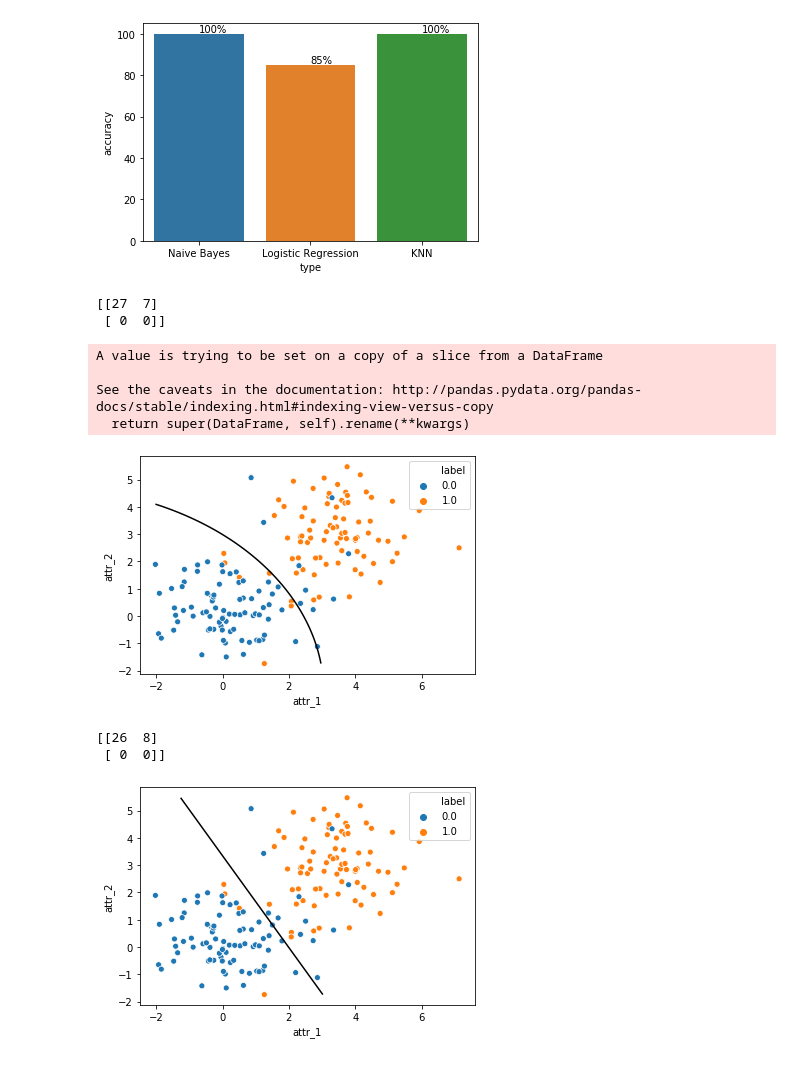
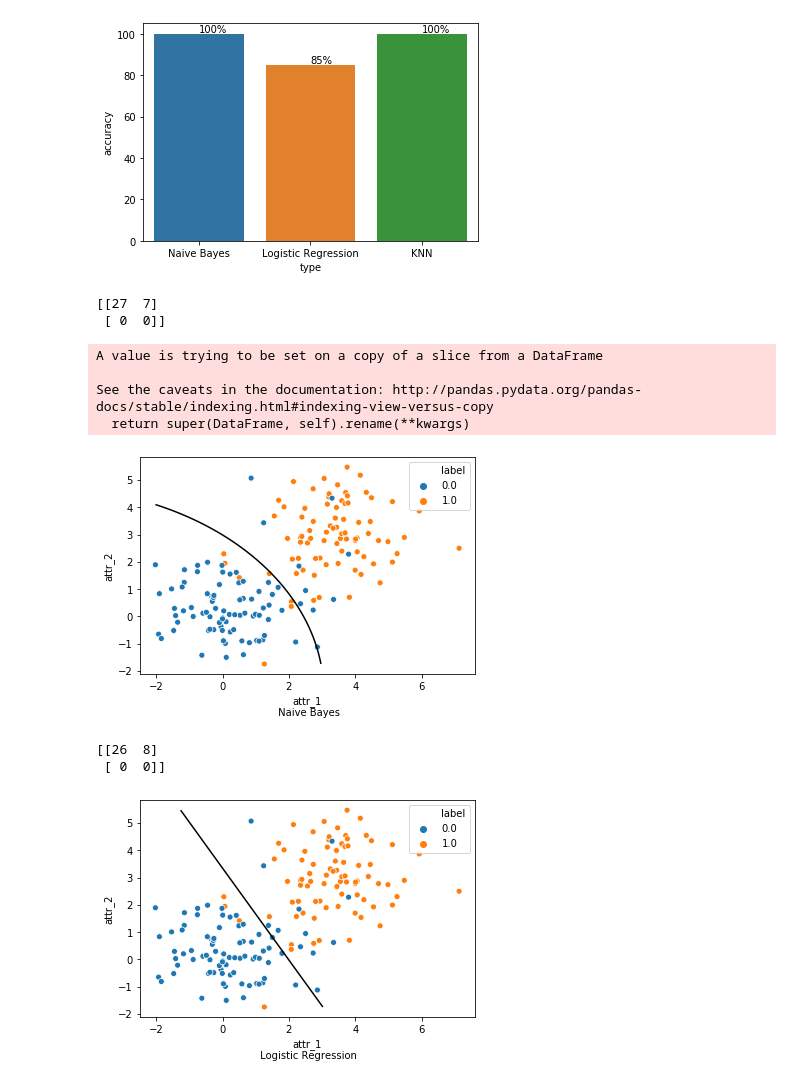
Before and after one commit to woodyzc/ISYE6740, a Jupyter notebook: HW4/homework4/Untitled.ipynb, the cells around one changed output. Drawn from its saved outputs; the diff is of its cells as text; code cells hidden in the pictures.

```diff
--- a/HW4/homework4/Untitled.ipynb
+++ b/HW4/homework4/Untitled.ipynb
@@ -79,35 +79,35 @@ X_train, X_test, y_train, y_test = train_test_split(data.iloc[:,0:2], data.iloc[
 
 # navie bayes with GaussianNB
 bayes = GaussianNB()
 bayes.fit(X_train, y_train)
 prediction = bayes.predict(X_test)
 result = confusion_matrix(y_true=y_test, y_pred=prediction)
 print (result)
 
 
 xlim = (data_sub['attr_1'].min(), data_sub['attr_1'].max())
 ylim = (data_sub['attr_2'].min(), data_sub['attr_2'].max())
 xx, yy = np.meshgrid(np.linspace(xlim[0], xlim[1], 80),
                      np.linspace(ylim[0], ylim[1], 80))
 Z = bayes.predict_proba(np.c_[xx.ravel(), yy.ravel()])
 Z = Z[:, 1].reshape(xx.shape)
 
 p1 = sns.scatterplot(x='attr_1',y='attr_2',hue='label',data=data_sub)
 
 p1.contour(xx, yy, Z, [0.5], colors='k')
 
-p1.set_xlabel('attr_1')
+p1.set_xlabel('attr_1\n Naive Bayes')
 p1.set_ylabel('attr_2')
 
 plt.show()
 # %% [output]
 [[27  7]
  [ 0  0]]
 A value is trying to be set on a copy of a slice from a DataFrame
 
 See the caveats in the documentation: http://pandas.pydata.org/pandas-docs/stable/indexing.html#indexing-view-versus-copy
   return super(DataFrame, self).rename(**kwargs)
-[figure, old version]
+[figure, new version]
 # %%
 logit = LR()
 logit.fit(X_train, y_train)
@@ -123,19 +123,19 @@ xx, yy = np.meshgrid(np.linspace(xlim[0], xlim[1], 80),
 Z = logit.predict_proba(np.c_[xx.ravel(), yy.ravel()])
 Z = Z[:, 1].reshape(xx.shape)
 
-p1 = sns.scatterplot(x='attr_1',y='attr_2',hue='label',data=data_sub)
+p2 = sns.scatterplot(x='attr_1',y='attr_2',hue='label',data=data_sub)
 
-p1.contour(xx, yy, Z, [0.5], colors='k')
+p2.contour(xx, yy, Z, [0.5], colors='k')
 
 
-p1.set_xlabel('attr_1')
-p1.set_ylabel('attr_2')
+p2.set_xlabel('attr_1\n Logistic Regression')
+p2.set_ylabel('attr_2')
 
 plt.show()
 # %% [output]
 [[26  8]
  [ 0  0]]
-[figure, old version]
+[figure, new version]
 # %%
 KNN = knn()
 KNN.fit(X_train, y_train)
```
Also changed, not shown: parts of 1 cell of this notebook.
